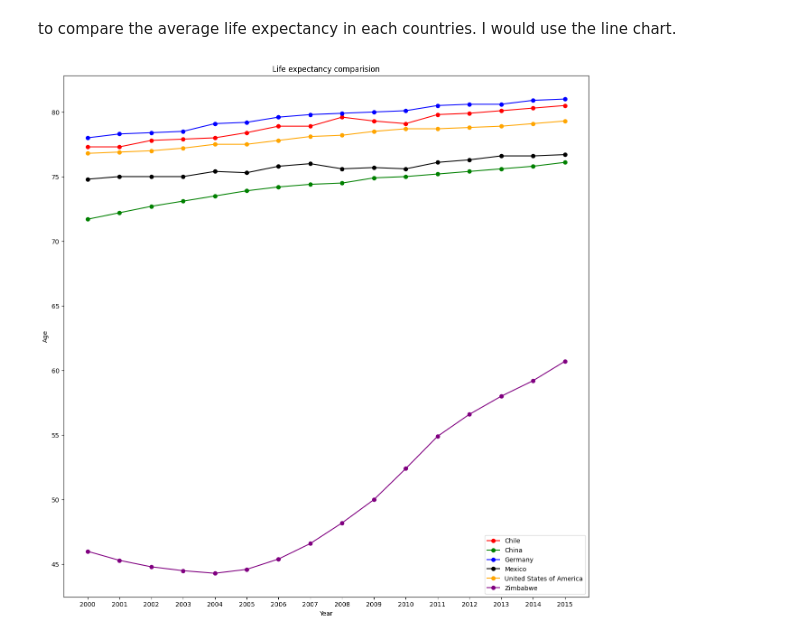
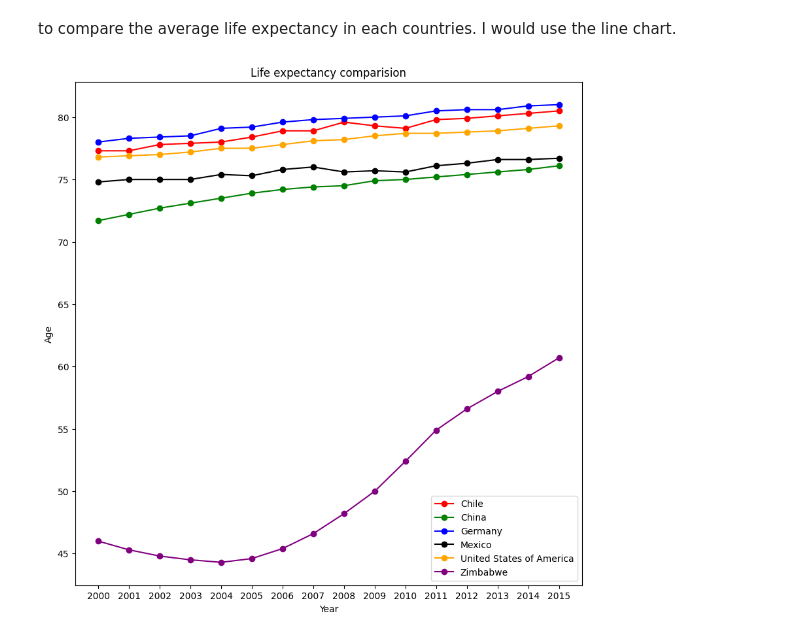
Before and after one commit to vietnoy/GDP_and_Life_expectancy_analyzing, a Jupyter notebook: life_expectancy_gdp.ipynb, the cells around one changed output. Saved outputs shown, nothing was run; the diff lists cells and outputs as text; code cells hidden in the pictures.

```diff
--- a/life_expectancy_gdp.ipynb
+++ b/life_expectancy_gdp.ipynb
@@ -100,16 +100,16 @@ Name: Country, dtype: object
 # %% [markdown]
 to compare the average life expectancy in each countries. I would use the line chart.
 # %%
-plt.figure(figsize=(15,15))
+plt.figure(figsize=(10,10))
 ax3 = plt.subplot()
 for i in range(len(countries)):
     plt.plot(range(len(years)), legdp_by_countries[countries[i]]['Life expectancy at birth (years)'], color = colors[i], marker = 'o')
 ax3.set_xticks(range(len(years)))
 ax3.set_xticklabels(years)
 plt.title('Life expectancy comparision')
 plt.xlabel('Year')
 plt.ylabel('Age')
 ax3.legend(countries)
 plt.savefig('life_expectancy_comparision.png')
 # %% [output]
-[figure, old version]
+[figure, new version]
```
Also changed, not shown: parts of 1 cell of this notebook, 1 other file.
